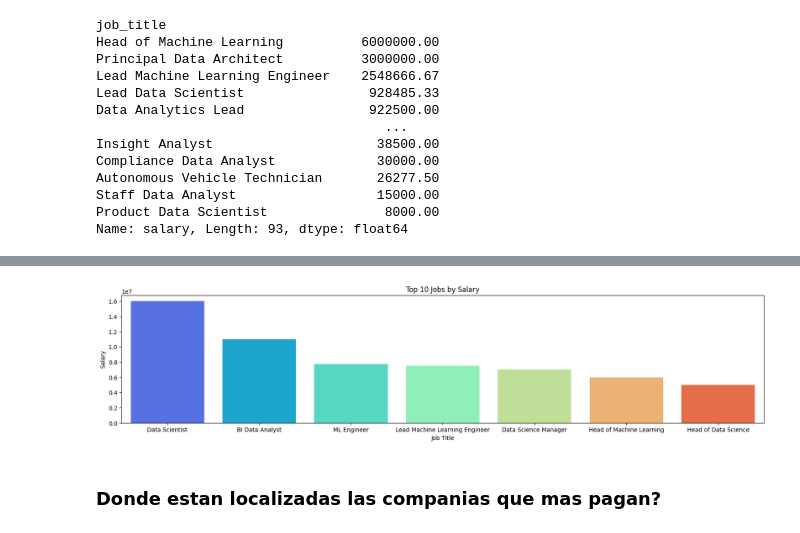
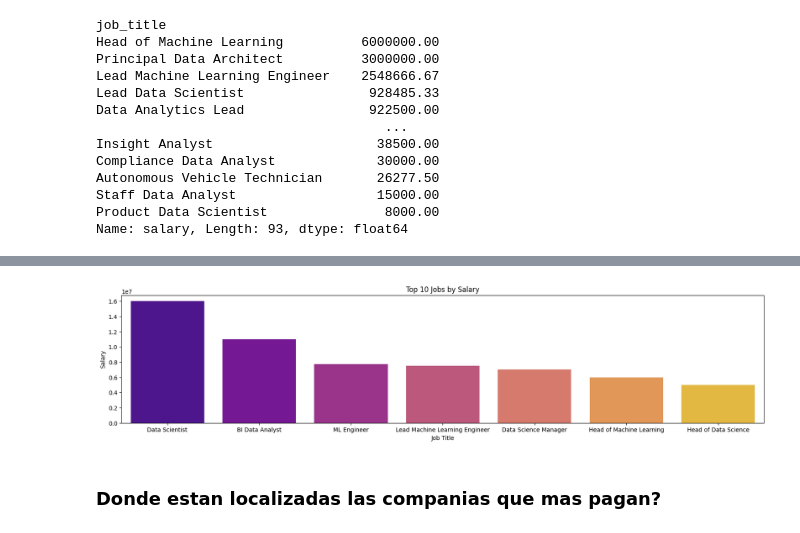
Before and after one commit to liagcaviedes/Data-Analytics-Salaries-Project, a Jupyter notebook: salary_data_ok.ipynb, the cells around one changed output, grey strips where cells are left out. Cells and saved outputs as stored; diff of their text form; code cells hidden in the pictures.

```diff
--- a/salary_data_ok.ipynb
+++ b/salary_data_ok.ipynb
@@ -114,14 +114,14 @@ top10_salaries
 # %%
 #paso a construir el grafico, voy a hacer un grafico de barras con la variable top 5 que cree antes
 fig = plt.figure(figsize=(20, 4))
-sns.barplot(x='job_title',y='salary',data=top10_salaries, palette='rainbow', hue='job_title', errorbar=None)
+sns.barplot(x='job_title',y='salary',data=top10_salaries, palette='plasma', hue='job_title', errorbar=None)
 plt.xticks(rotation=0)
 plt.title('Top 10 Jobs by Salary')
 plt.xlabel('Job Title')
 plt.ylabel('Salary')
 plt.show()
 # %% [output]
-[figure, old version]
+[figure, new version]
 # %% [markdown]
 ### Donde estan localizadas las companias que mas pagan?
 # %%
```
Also changed, not shown: parts of 20 cells of this notebook, 1 other file.
